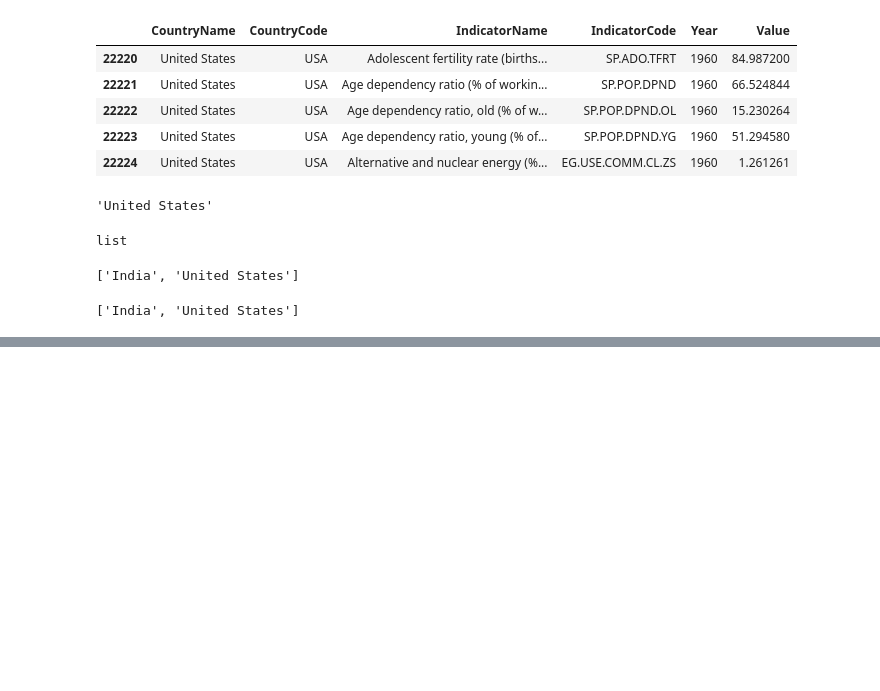
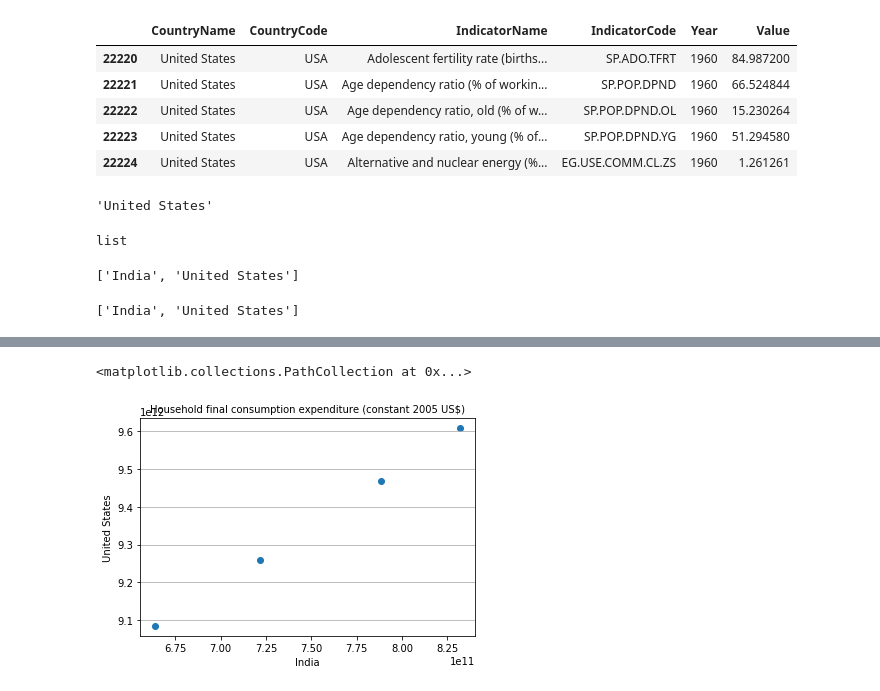
Before and after one commit to srujaan/Data-Science, a Jupyter notebook: week-5-Visualization/practice5b.ipynb, the cells around one changed output, grey strips where cells are left out. Saved outputs shown, nothing was run; the diff lists cells and outputs as text; code cells hidden in the pictures; blank space fills up the shorter version.

Commit message:
upto line plots for IND and US

```diff
--- a/week-5-Visualization/practice5b.ipynb
+++ b/week-5-Visualization/practice5b.ipynb
@@ -148,0 +142,3 @@ NameError: name 'isin' is not defined
+# %%
+filteredData1 = []
+filteredData2 = []
@@ -148,0 +178,23 @@ NameError: name 'isin' is not defined
+# %%
+'''
+Country 2
+'''
+
+while(len(filteredData2) < len(filteredData1)-1):
+    filterMesh = (read_data['CountryName'] == countryFilter[1]) & (read_data['IndicatorName'].isin(indicatorsFilter)) & (read_data['Year'].isin(years))
+    filteredData2 = read_data.loc[filterMesh]
+    filteredData2 = filteredData2[['CountryName','IndicatorName','Year','Value']]
+    #pick new indicator
+    old = countryFilter[1]
+    countryFilter[1]    = random.sample(countries, 1)[0]
+
+    if(len(filteredData2) < len(filteredData1)-1):
+        print('Skipping ... %s, since very few rows (%d) found' % (old, len(filteredData2)))
+# %%
+if len(filteredData1) < len(filteredData2):
+    small = len(filteredData1)
+else:
+    small = len(filteredData2)
+# %%
+filteredData1=filteredData1[0:small]
+filteredData2=filteredData2[0:small]
@@ -148,0 +217,19 @@ NameError: name 'isin' is not defined
+# %%
+%matplotlib inline
+import matplotlib.pyplot as plt
+
+fig, axis = plt.subplots()
+# Grid lines, Xticks, Xlabel, Ylabel
+
+axis.yaxis.grid(True)
+axis.set_title(indicatorsFilter[0],fontsize=10)
+axis.set_xlabel(filteredData1['CountryName'].iloc[0],fontsize=10)
+axis.set_ylabel(filteredData2['CountryName'].iloc[0],fontsize=10)
+
+X = filteredData1['Value']
+Y = filteredData2['Value']
+
+axis.scatter(X, Y)
+# %% [output]
+<matplotlib.collections.PathCollection at 0x...>
+[figure, added]
```
Also changed, not shown: parts of 11 cells of this notebook.
